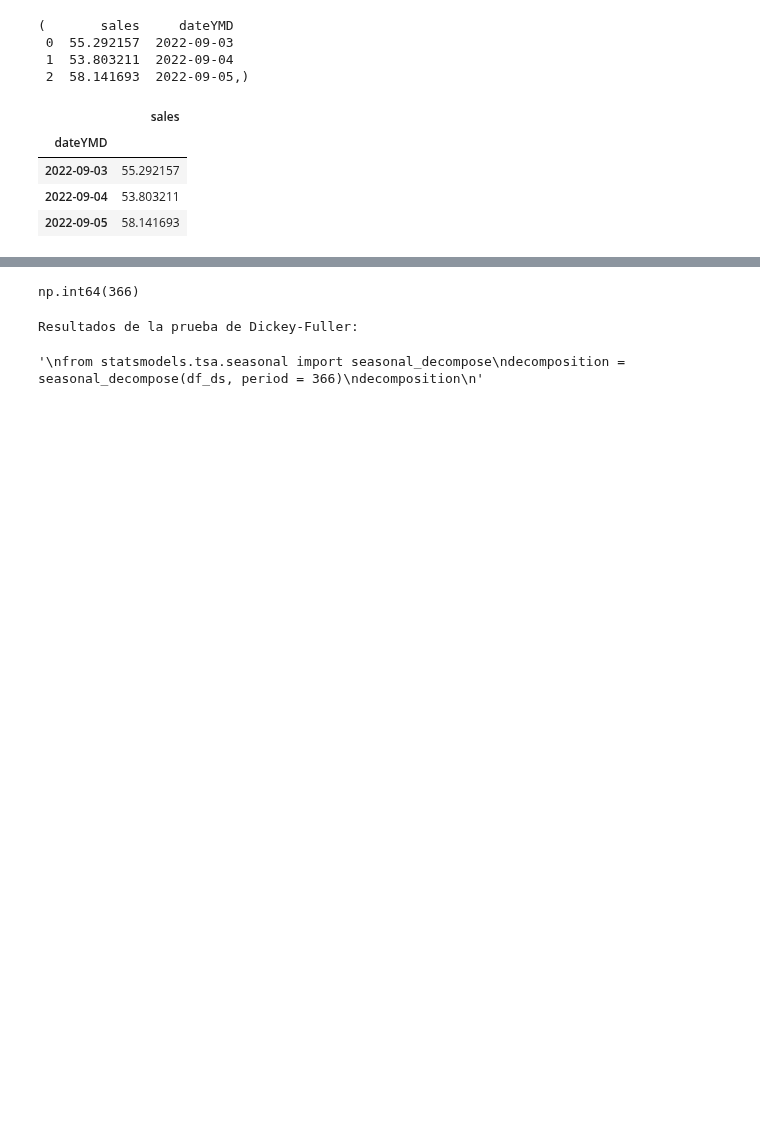
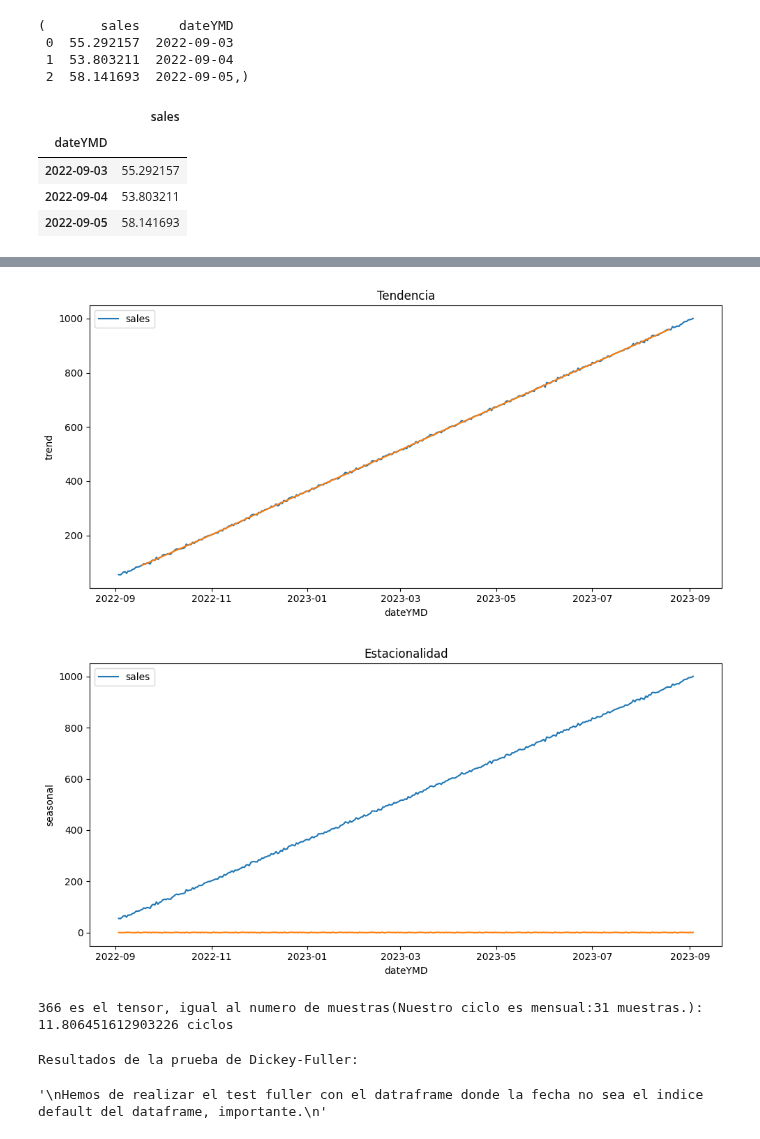
Before and after one commit to JosBerGon34/4GA.DataScience, a Jupyter notebook: src/explore.ipynb, the cells around one changed output, grey strips where cells are left out. Drawn from its saved outputs; the diff is of its cells as text; code cells hidden in the pictures; blank space fills up the shorter version.

```diff
--- a/src/explore.ipynb
+++ b/src/explore.ipynb
@@ -72,28 +82,41 @@ NameError: name 'trend' is not defined
 # %%
 '''
 Paso 2: Construye y analiza la serie temporal
 Construye la estructura de datos válida para la serie temporal, grafícala y, a continuación, analízala y responde a las siguientes preguntas:
 A¿Cuál es el tensor de la serie temporal? El tensor de la unidad temporal son dias, en concreto es una serie de datos comprendidos en 366 tensores, 366 dias.
 B¿Cuál es la tendencia? La tendencia es lineal positiva, la grafica incrementa de valor dia a dia, presenta ruidos(valores que decrementan e incrementan localmente pero muy leves). En general los valores van incrementando linealmente de forma positiva.
-C¿Es estacionaria? Si, completa el ciclo de un año comprendido en 366 muestras, acabando un ciclo.
+C¿Es estacionaria? Si, completa el ciclo de un mes por un año comprendido en 366 muestras, acabando muchos ciclos.
 D¿Existe variabilidad o presencia de ruido? Apenas perceptible, el ruido que presenta es de poca intensidad y se aprecia claramente una linea en incremento.
 '''
-numero_de_muestras = df_ds['sales'].count()
-numero_de_muestras
+tensor = df_ds['sales'].count()
+print(tensor,'es el tensor, igual al numero de muestras(Nuestro ciclo es mensual:31 muestras.):',tensor/31,'ciclos')
+seasonal = decomposition.seasonal
+trend = decomposition.trend
+residual = decomposition.resid
+fig, axis = plt.subplots(figsize = (10, 5))
+plt.title('Tendencia')
+sns.lineplot(data = df_ds)
+sns.lineplot(data = trend)
+plt.tight_layout()
+plt.show()
+fig, axis = plt.subplots(figsize = (10, 5))
+plt.title('Estacionalidad')
+sns.lineplot(data = df_ds)
+sns.lineplot(data = seasonal)
+plt.tight_layout()
+plt.show()
 # %% [output]
+[figure, added]
+[figure, added]
-np.int64(366)
+366 es el tensor, igual al numero de muestras(Nuestro ciclo es mensual:31 muestras.): 11.806451612903226 ciclos
 # %%
 '''
 Paso 3: Entrena un ARIMA:
 Utiliza los datos de entrenamiento para encontrar la mejor parametrización de tu modelo ARIMA.
-Vamos a analizar el timeseries con la prueba dickey-fuller y ver si es o no estacionaria en funcion de los resultados,
-despues realizar un seasonal decompose para poder trabajar estadisticamente con los datos.
+Vamos a analizar el timeseries con la prueba dickey-fuller y en funcion de los resultados, trabajaremos con
+el ARIMA.
 '''
-
 from statsmodels.tsa.stattools import adfuller
-
-from statsmodels.tsa.stattools import adfuller
-
 def test_stationarity(timeseries):
     print("Resultados de la prueba de Dickey-Fuller:")
     dftest = adfuller(timeseries, autolag = "AIC")
@@ -101,22 +124,10 @@ def test_stationarity(timeseries):
     for key,value in dftest[4].items():
         dfoutput["Critical Value (%s)"%key] = value
     return dfoutput
-
-test_stationarity(df_ds)
-
-
-
-
-
-
-
-
-
+test_stationarity(df_rd_YMD)
 '''
-from statsmodels.tsa.seasonal import seasonal_decompose
-decomposition = seasonal_decompose(df_ds, period = 366)
-decomposition
+Hemos de realizar el test fuller con el datraframe donde la fecha no sea el indice default del dataframe, importante.
 '''
 # %% [output]
 Resultados de la prueba de Dickey-Fuller:
-'\nfrom statsmodels.tsa.seasonal import seasonal_decompose\ndecomposition = seasonal_decompose(df_ds, period = 366)\ndecomposition\n'
+'\nHemos de realizar el test fuller con el datraframe donde la fecha no sea el indice default del dataframe, importante.\n'
```
Also changed, not shown: parts of 4 cells of this notebook.
